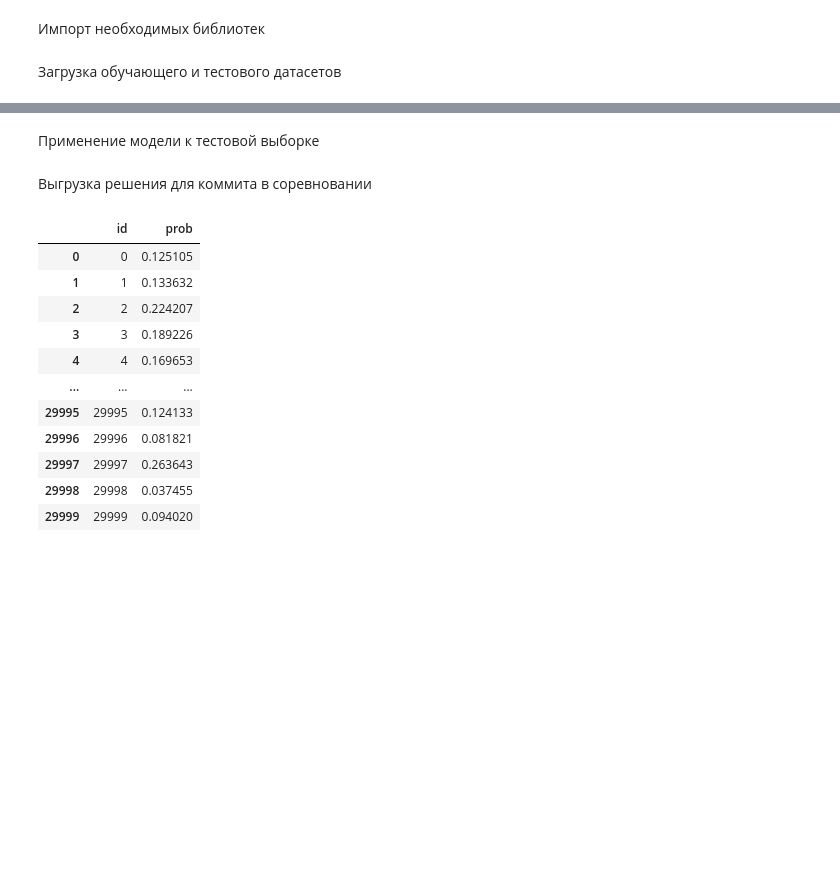
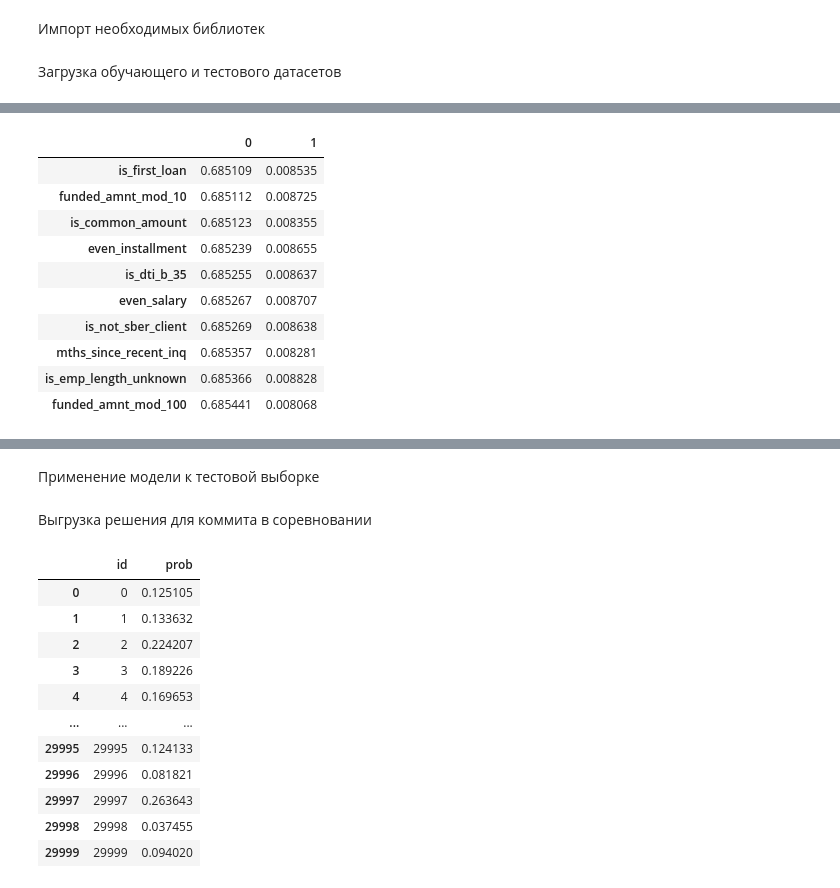
Before and after one commit to kozlowladimir/sber_nsu_hackaton, a Jupyter notebook: catboost.ipynb, the cells around one changed output, grey strips where cells are left out. Cells and saved outputs as stored; diff of their text form; code cells hidden in the pictures; blank space fills up the shorter version.

```diff
--- a/catboost.ipynb
+++ b/catboost.ipynb
@@ -15,6 +15,35 @@ from sklearn.model_selection import StratifiedKFold
 pd.options.display.max_columns=100
 # %% [markdown]
 Загрузка обучающего и тестового датасетов
+# %%
+def do_cv(x_train, x_test, y_train, features, cat_features, params, splitter):
+    oof_result = pd.Series([0] * x_train.shape[0], index=x_train.index)
+    result = [0] * x_test.shape[0]
+    scores = []
+    for ind_trn, ind_test in splitter.split(x_train, y_train):
+        X_train_df = x_train[features].iloc[ind_trn]
+        X_valid_df = x_train[features].iloc[ind_test]
+        y_train_df = y_train.iloc[ind_trn]
+        y_valid_df = y_train.iloc[ind_test]
+
+        print(X_train_df.columns)
+        eval_dataset = Pool(X_valid_df, y_valid_df, cat_features)
+        model = CatBoostClassifier(**params)
+
+        model.fit(
+            X_train_df,
+            y_train_df,
+            cat_features,
+            eval_set=eval_dataset,
+            verbose=0,
+            use_best_model=True,
+        )
+
+        scores.append(roc_auc_score(y_valid_df, model.predict_proba(X_valid_df)[:, 1]))
+        result += model.predict_proba(x_test[features])[:, 1:].flatten()/5
+        oof_result.loc[X_valid_df.index] = model.predict_proba(X_valid_df)[:, 1]
+
+    return scores, result, oof_result
 # %%
 train = pd.read_csv('data/catboost_train.csv')
 test = pd.read_csv('data/catboost_test.csv')
@@ -98,8 +95,0 @@ params = {
-# %%
-scores = cv(
-    train_pool,
-    params,
-    fold_count=5,
-    plot="True",
-    stratified=True
-)
@@ -109,0 +175,14 @@ CatBoostError: c:/program files (x86)/go agent/pipelines/buildmaster/catboost.gi
+# %%
+pd.DataFrame(rs).T.sort_values(0).tail(10)
+# %% [output]
+|  | 0 | 1 |
+| is_first_loan | 0.685109 | 0.008535 |
+| funded_amnt_mod_10 | 0.685112 | 0.008725 |
+| is_common_amount | 0.685123 | 0.008355 |
+| even_installment | 0.685239 | 0.008655 |
+| is_dti_b_35 | 0.685255 | 0.008637 |
+| even_salary | 0.685267 | 0.008707 |
+| is_not_sber_client | 0.685269 | 0.008638 |
+| mths_since_recent_inq | 0.685357 | 0.008281 |
+| is_emp_length_unknown | 0.685366 | 0.008828 |
+| funded_amnt_mod_100 | 0.685441 | 0.008068 |
```
Also changed, not shown: parts of 14 cells of this notebook, 1 other file.
